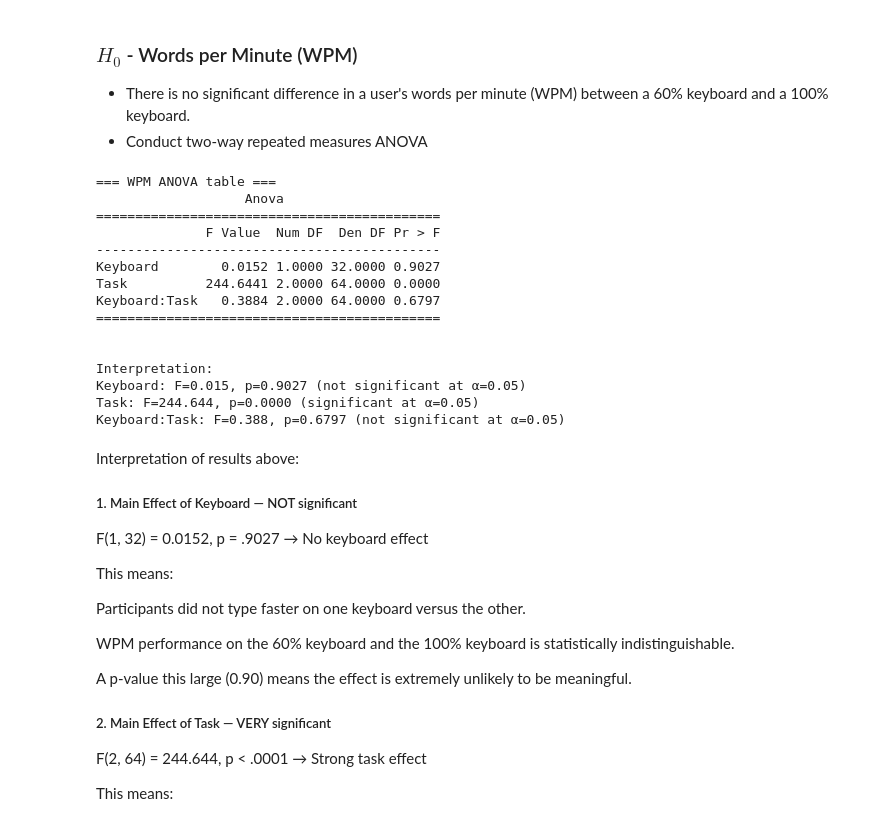
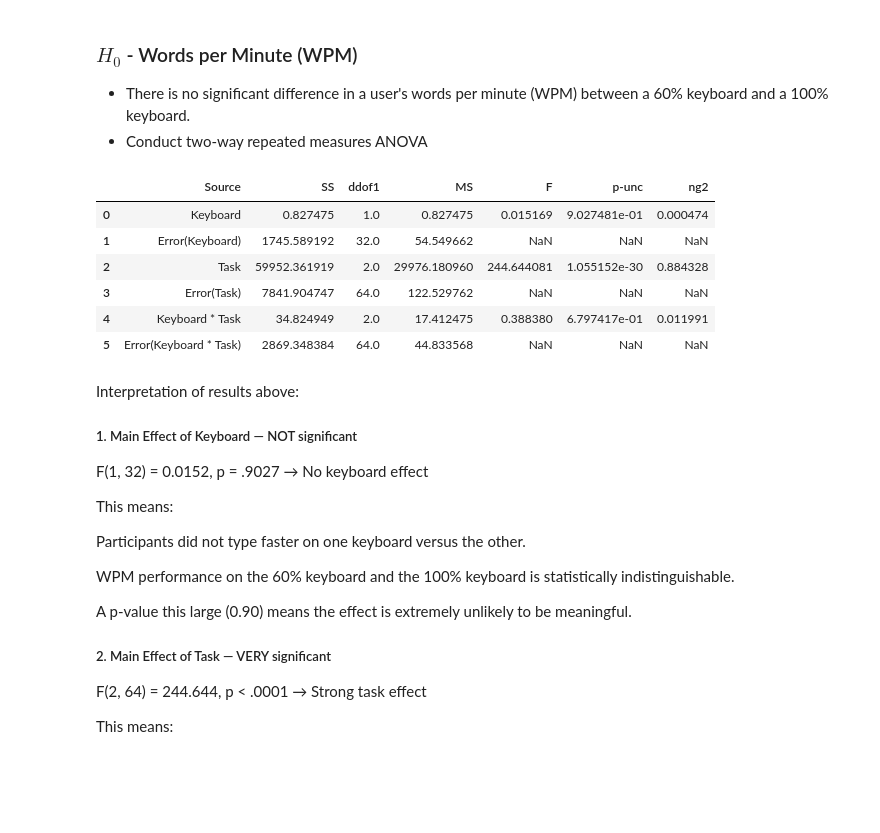
Before and after one commit to chris-asturiano/typing-test, a Jupyter notebook: data_analysis/data_analysis.ipynb, the cells around one changed output. Drawn from its saved outputs; the diff is of its cells as text; code cells hidden in the pictures; blank space fills up the shorter version.

Commit message:
add better ANOVA report tables.

```diff
--- a/data_analysis/data_analysis.ipynb
+++ b/data_analysis/data_analysis.ipynb
@@ -862,30 +933,24 @@ def run_two_way_rm_anova(
 - There is no significant difference in a user's words per minute (WPM) between a 60\% keyboard and a 100\% keyboard.
 - Conduct two-way repeated measures ANOVA
 # %%
-# Two-way repeated-measures ANOVA: WPM ~ Keyboard * Task
+# Two-way repeated-measures ANOVA (pingouin): WPM ~ Keyboard * Task
 wpm_result = run_two_way_rm_anova(
     data=df,
     depvar="WPM",
     subject_col="Participant_Number",
     within_factors=("Keyboard", "Task"),
     alpha=0.05,
 )
+wpm_source_table = wpm_result["source_table"]
+wpm_source_table
 # %% [output]
-=== WPM ANOVA table ===
-                   Anova
-============================================
-              F Value  Num DF  Den DF Pr > F
---------------------------------------------
-Keyboard        0.0152 1.0000 32.0000 0.9027
-Task          244.6441 2.0000 64.0000 0.0000
-Keyboard:Task   0.3884 2.0000 64.0000 0.6797
-============================================
-
-
-Interpretation:
-Keyboard: F=0.015, p=0.9027 (not significant at α=0.05)
-Task: F=244.644, p=0.0000 (significant at α=0.05)
-Keyboard:Task: F=0.388, p=0.6797 (not significant at α=0.05)
+|  | Source | SS | ddof1 | MS | F | p-unc | ng2 |
+| 0 | Keyboard | 0.827475 | 1.0 | 0.827475 | 0.015169 | 9.027481e-01 | 0.000474 |
+| 1 | Error(Keyboard) | 1745.589192 | 32.0 | 54.549662 | NaN | NaN | NaN |
+| 2 | Task | 59952.361919 | 2.0 | 29976.180960 | 244.644081 | 1.055152e-30 | 0.884328 |
+| 3 | Error(Task) | 7841.904747 | 64.0 | 122.529762 | NaN | NaN | NaN |
+| 4 | Keyboard * Task | 34.824949 | 2.0 | 17.412475 | 0.388380 | 6.797417e-01 | 0.011991 |
+| 5 | Error(Keyboard * Task) | 2869.348384 | 64.0 | 44.833568 | NaN | NaN | NaN |
 # %% [markdown]
 Interpretation of results above:
 
```
Also changed, not shown: parts of 20 cells of this notebook, 26 other files.
